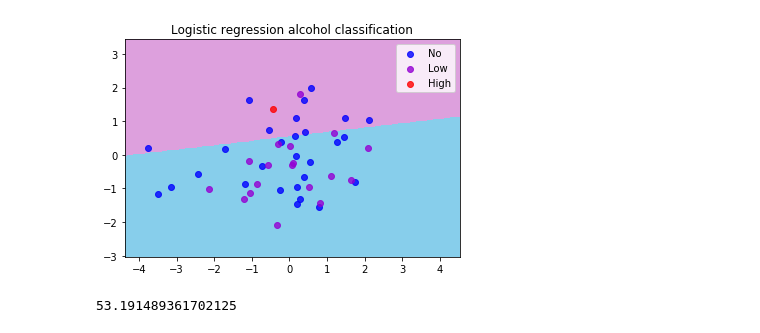
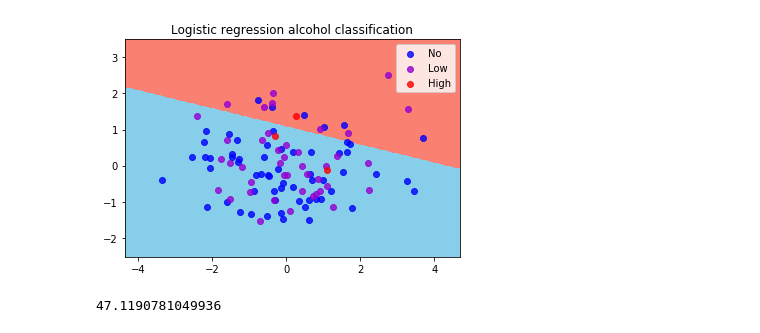
Before and after one commit to VivienvV/fallrisk, a Jupyter notebook: Machine_learning/Logistic_regression_alcohol.ipynb, the cells around one changed output. Drawn from its saved outputs; the diff is of its cells as text; code cells hidden in the pictures.

```diff
--- a/Machine_learning/Logistic_regression_alcohol.ipynb
+++ b/Machine_learning/Logistic_regression_alcohol.ipynb
@@ -132,33 +135,33 @@ Normalized confusion matrix
 # %%
 #Plot graph
-cmap_background = ListedColormap(['skyblue','Salmon', 'plum'])
+cmap_background = ListedColormap(['skyblue','plum', 'Salmon'])
 #Plot the decision boundary
 h = .02
 x_min, x_max = X_train[:, 0].min() - 1, X_train[:, 0].max() + 1
 y_min, y_max = X_train[:, 1].min() - 1, X_train[:, 1].max() + 1
 xx, yy = np.meshgrid(np.arange(x_min, x_max, h),
                      np.arange(y_min, y_max, h))
 
 Z = logreg.predict(np.c_[xx.ravel(), yy.ravel()])
 Z = Z.reshape(xx.shape)
 plt.figure()
 plt.pcolormesh(xx, yy, Z, cmap=cmap_background)
 
 #Plot the test points
 colors = ['blue', 'darkviolet', 'red']
-for label in np.unique(y_test):
-    indices = np.where(y_test == label)
-    plt.scatter(X_test[indices, 0], X_test[indices, 1], c=colors[label], alpha=0.8,
+for label in np.unique(y_train):
+    indices = np.where(y_train == label)
+    plt.scatter(X_train[indices, 0], X_train[indices, 1], c=colors[label], alpha=0.8,
                 label=' {}'.format(label))
 
 #Plot the graph
 labels = ['No', 'Low', 'High']
 plt.legend(labels)
 plt.title('Logistic regression alcohol classification')
 plt.savefig('Log_reg_alcohol_classification')
 plt.show()
 # %% [output]
-[figure, old version]
+[figure, new version]
 # %%
 #Code that loops through the data 100 times and calculates the accuracy for every loop and returns the mean
 def make_decisions(originaldata, variable_list):
@@ -166,8 +169,8 @@ def make_decisions(originaldata, variable_list):
     X = data.drop(['Alcohol_Class', 'SubjectID'], axis=1)
     y = data[['Alcohol_Class']]
 
-    #Stratify data
-    X_train, X_test, y_train, y_test = train_test_split(X, np.ravel(y), stratify = y, test_size = 0.30)
+    #Split the test in training and validation
+    X_train, X_test, y_train, y_test = train_test_split(X, np.ravel(y), test_size = 0.30, random_state=0, stratify = y)
 
     X_train = np.array(X_train, dtype=float)
     y_train = np.array(y_train, dtype=int)
@@ -195,9 +198,9 @@ def make_decisions(originaldata, variable_list):
 
     y_pred = logreg.predict(X_test)
 
-    return accuracy_score(y_test, y_pred)*100
+    return f1_score(y_test, y_pred, average="macro", labels=np.unique(y_pred))*100
 
-
+variable_list = ['SubjectID', 'Alcohol_Class', 'GaitTime', 'mean_StepLength']
 make_decisions(data, variable_list)
 # %% [output]
-53.191489361702125
+47.1190781049936
```
Also changed, not shown: parts of 12 cells of this notebook, 15 other files.
